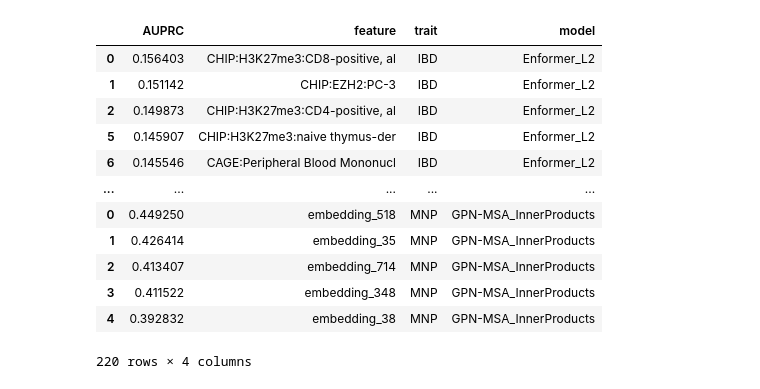
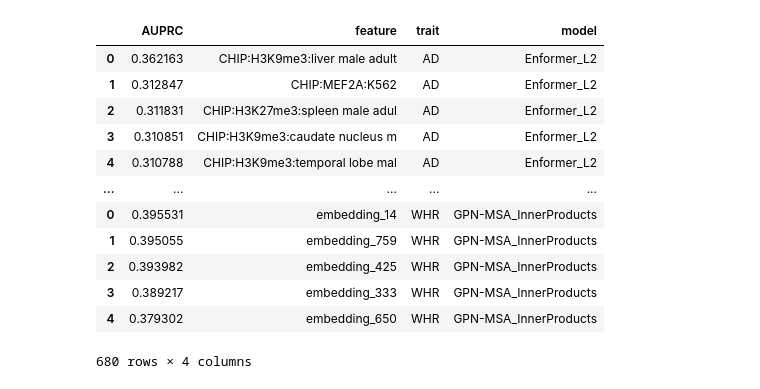
Before and after one commit to minjaf/TraitGym, a Jupyter notebook: workflow/notebooks/top_features.ipynb, the cells around one changed output. Drawn from its saved outputs; the diff is of its cells as text; code cells hidden in the pictures.

```diff
--- a/workflow/notebooks/top_features.ipynb
+++ b/workflow/notebooks/top_features.ipynb
@@ -33,59 +34,65 @@ trait_renaming
 enformer_renaming = pd.read_csv("../../results/metadata/Enformer.csv").set_index("name").description.str[:30].to_dict()
 borzoi_renaming = pd.read_csv("../../results/metadata/Borzoi.csv").set_index("name").description.str[:30].to_dict()
 # %%
-traits = [
-    "IBD",
-    "Height",
-    "CD",
-    "BMD-HT",
-    "PLT",
-    "TG",
-    "BMI",
-    "EY",
-    "MNR",
-    "Breast_cancer",
-    "MNP",
+exclude_traits = [
+    "SWB",
+    "SCZ",
+    "MDD",
+    "BP",
+    "SLE",
+    "RA",
+    "NRT",
+    "Celiac",
+    "Insomnia",
+    "DHD",
+    "Celiac",
+    "Insomnia",
+    "ADHD",
 ]
+
+traits = [trait for trait in trait_renaming.keys() if trait not in exclude_traits]
 
 models = [
     "Enformer_L2",
     "Borzoi_L2",
     "CADD",
     "GPN-MSA_InnerProducts",
 ]
 
+palette = {model: f"C{i}" for i, model in enumerate(models)}
+
 dfs = []
 n_hits = {}
 
-for trait in traits:
-    base_dir = f"../../results/dataset/gwas_gokcen_{trait}_cre_matched_9/"
+for trait in tqdm(traits):
+    base_dir = f"../../results/dataset/gwas_gokcen_{trait}_matched_9_nonexonic/"
     n_hits[trait] = len(pd.read_parquet(base_dir + "test.parquet")) // 10
     for model in models:
         df = pd.read_csv(base_dir + f"unsupervised_metrics/{model}.csv")
         if model == "Enformer_L2":
             df.feature = df.feature.map(enformer_renaming)
             df = df.drop_duplicates("feature")
         elif model == "Borzoi_L2":
             df.feature = df.feature.map(borzoi_renaming)
             df = df.drop_duplicates("feature")
         df = df.head(5)
         df["trait"] = trait
         df["model"] = model
         dfs.append(df)
 df = pd.concat(dfs)
 df
 # %% [output]
 |  | AUPRC | feature | trait | model |
-| 0 | 0.156403 | CHIP:H3K27me3:CD8-positive, al | IBD | Enformer_L2 |
-| 1 | 0.151142 | CHIP:EZH2:PC-3 | IBD | Enformer_L2 |
-| 2 | 0.149873 | CHIP:H3K27me3:CD4-positive, al | IBD | Enformer_L2 |
-| 5 | 0.145907 | CHIP:H3K27me3:naive thymus-der | IBD | Enformer_L2 |
-| 6 | 0.145546 | CAGE:Peripheral Blood Mononucl | IBD | Enformer_L2 |
+| 0 | 0.362163 | CHIP:H3K9me3:liver male adult | AD | Enformer_L2 |
+| 1 | 0.312847 | CHIP:MEF2A:K562 | AD | Enformer_L2 |
+| 2 | 0.311831 | CHIP:H3K27me3:spleen male adul | AD | Enformer_L2 |
+| 3 | 0.310851 | CHIP:H3K9me3:caudate nucleus m | AD | Enformer_L2 |
+| 4 | 0.310788 | CHIP:H3K9me3:temporal lobe mal | AD | Enformer_L2 |
 | ... | ... | ... | ... | ... |
-| 0 | 0.449250 | embedding_518 | MNP | GPN-MSA_InnerProducts |
-| 1 | 0.426414 | embedding_35 | MNP | GPN-MSA_InnerProducts |
-| 2 | 0.413407 | embedding_714 | MNP | GPN-MSA_InnerProducts |
-| 3 | 0.411522 | embedding_348 | MNP | GPN-MSA_InnerProducts |
-| 4 | 0.392832 | embedding_38 | MNP | GPN-MSA_InnerProducts |
+| 0 | 0.395531 | embedding_14 | WHR | GPN-MSA_InnerProducts |
+| 1 | 0.395055 | embedding_759 | WHR | GPN-MSA_InnerProducts |
+| 2 | 0.393982 | embedding_425 | WHR | GPN-MSA_InnerProducts |
+| 3 | 0.389217 | embedding_333 | WHR | GPN-MSA_InnerProducts |
+| 4 | 0.379302 | embedding_650 | WHR | GPN-MSA_InnerProducts |
-220 rows × 4 columns
+680 rows × 4 columns
 # %%
```
Also changed, not shown: parts of 25 cells of this notebook, 5 other files.
